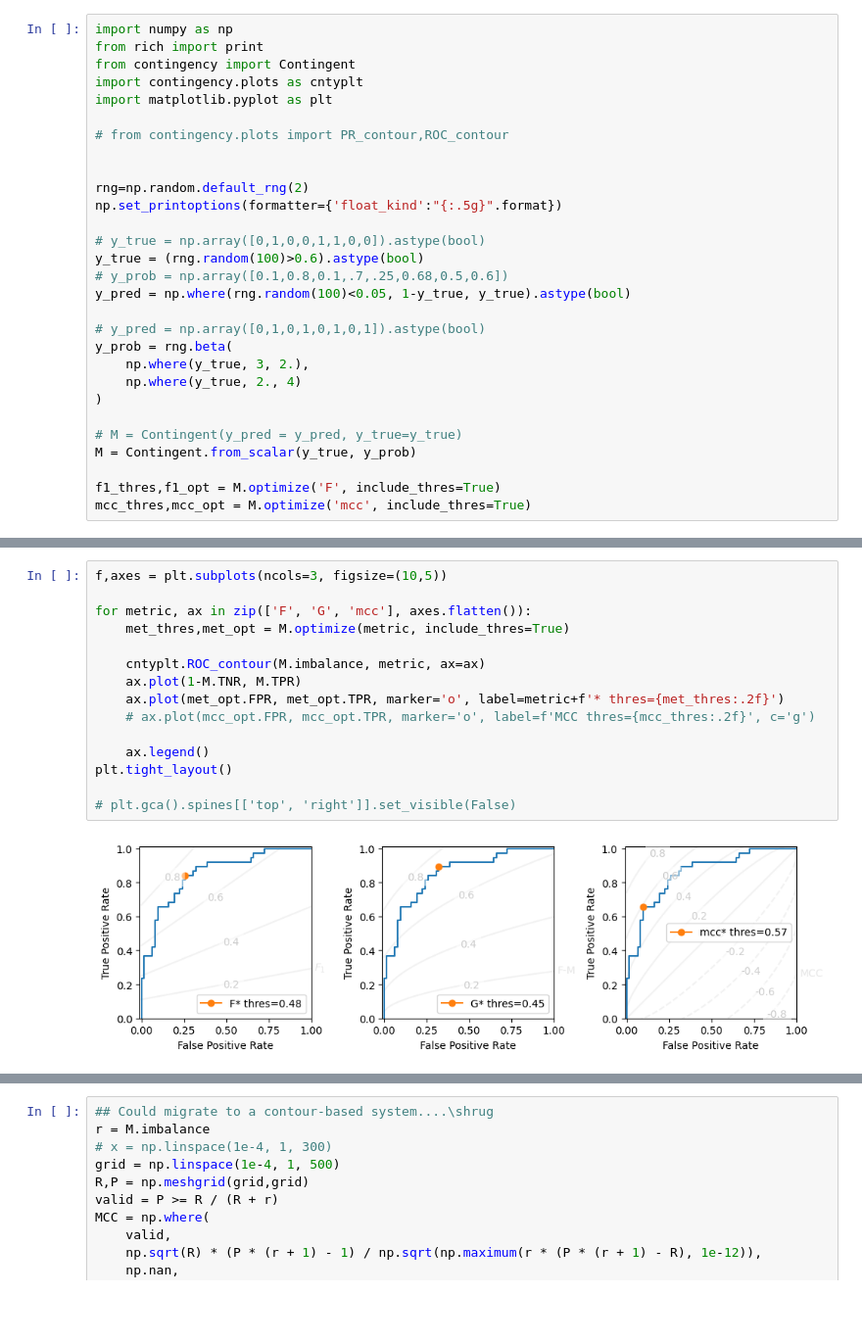
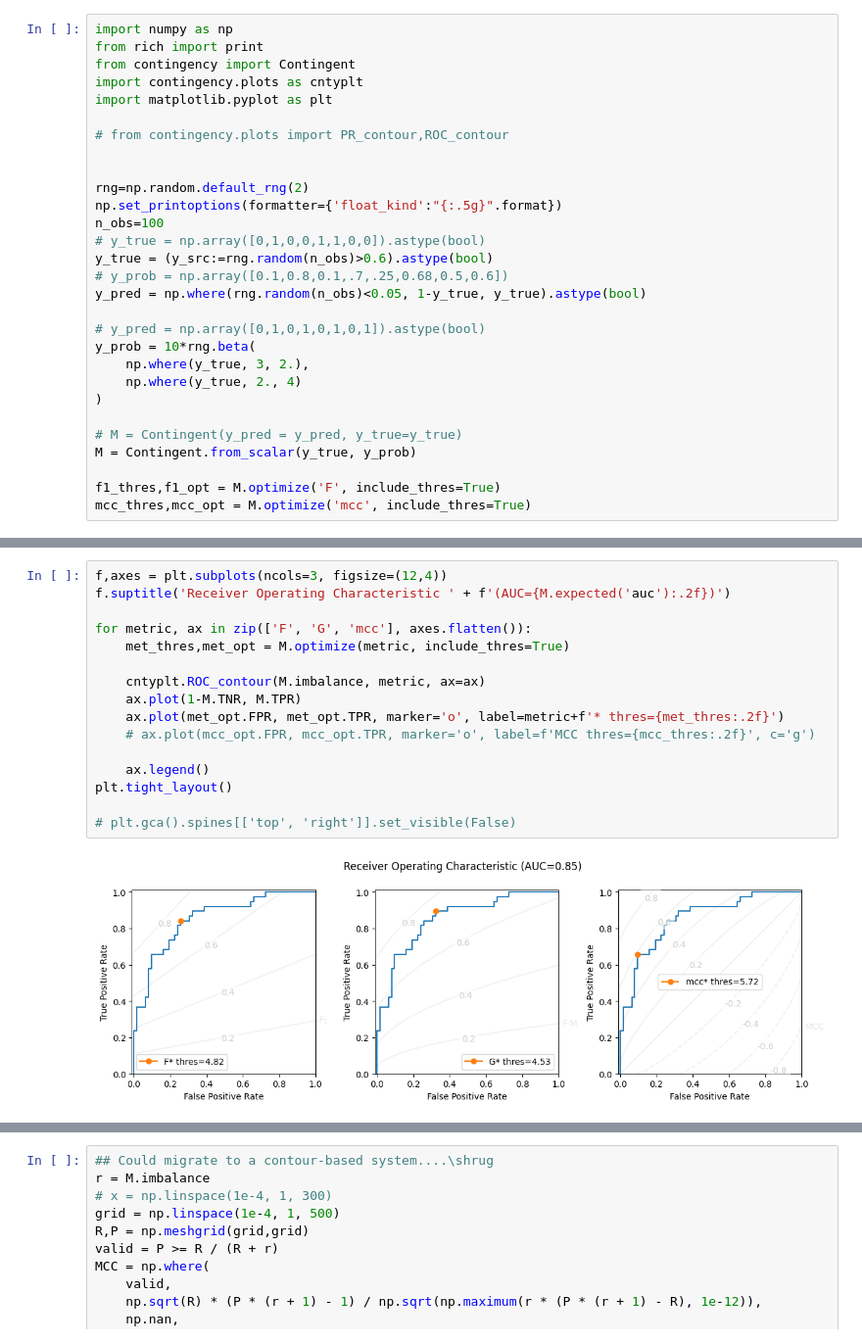
Before and after one commit to rtbs-dev/Contingency, a Jupyter notebook: examples/roc.ipynb, the cells around one changed output, grey strips where cells are left out. Shown at 98% size. Cells and saved outputs as stored; diff of their text form; blank space fills up the shorter version.

```diff
--- a/examples/roc.ipynb
+++ b/examples/roc.ipynb
@@ -10,14 +10,14 @@ import matplotlib.pyplot as plt
 
 rng=np.random.default_rng(2)
 np.set_printoptions(formatter={'float_kind':"{:.5g}".format})
-
+n_obs=100
 # y_true = np.array([0,1,0,0,1,1,0,0]).astype(bool)
-y_true = (rng.random(100)>0.6).astype(bool)
+y_true = (y_src:=rng.random(n_obs)>0.6).astype(bool)
 # y_prob = np.array([0.1,0.8,0.1,.7,.25,0.68,0.5,0.6])
-y_pred = np.where(rng.random(100)<0.05, 1-y_true, y_true).astype(bool)
+y_pred = np.where(rng.random(n_obs)<0.05, 1-y_true, y_true).astype(bool)
 
 # y_pred = np.array([0,1,0,1,0,1,0,1]).astype(bool)
-y_prob = rng.beta(
+y_prob = 10*rng.beta(
     np.where(y_true, 3, 2.),
     np.where(y_true, 2., 4)
 )
@@ -34,18 +34,19 @@ plt.hist(y_prob, bins='auto', density=True);
 # %%
-f,axes = plt.subplots(ncols=3, figsize=(10,5))
+f,axes = plt.subplots(ncols=3, figsize=(12,4))
+f.suptitle('Receiver Operating Characteristic ' + f'(AUC={M.expected('auc'):.2f})')
 
 for metric, ax in zip(['F', 'G', 'mcc'], axes.flatten()):
     met_thres,met_opt = M.optimize(metric, include_thres=True)
 
     cntyplt.ROC_contour(M.imbalance, metric, ax=ax)
     ax.plot(1-M.TNR, M.TPR)
     ax.plot(met_opt.FPR, met_opt.TPR, marker='o', label=metric+f'* thres={met_thres:.2f}')
     # ax.plot(mcc_opt.FPR, mcc_opt.TPR, marker='o', label=f'MCC thres={mcc_thres:.2f}', c='g')
 
     ax.legend()
 plt.tight_layout()
 
 # plt.gca().spines[['top', 'right']].set_visible(False)
 # %% [output]
-[figure, old version]
+[figure, new version]
 # %%
```
Also changed, not shown: parts of 6 cells of this notebook.
